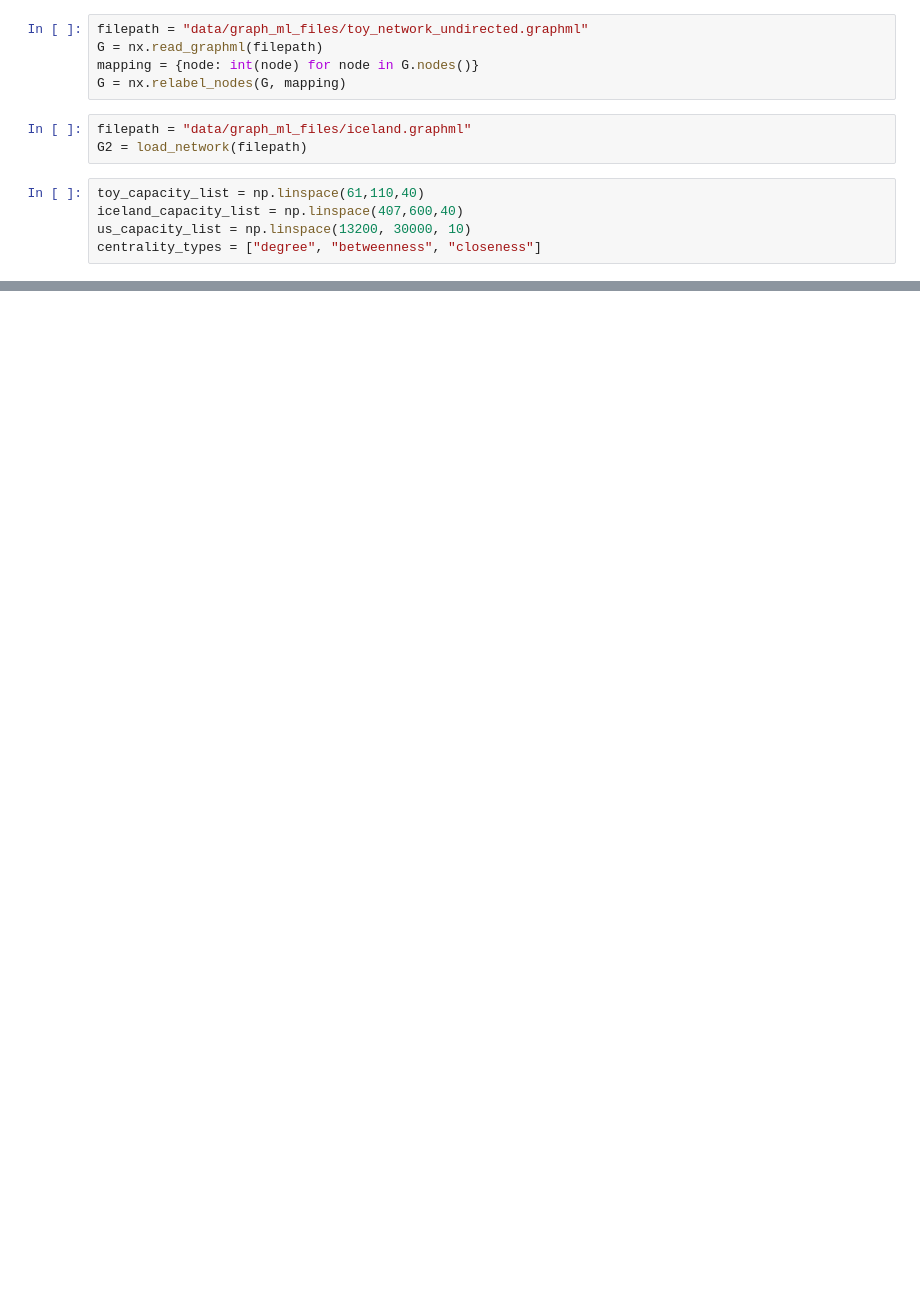
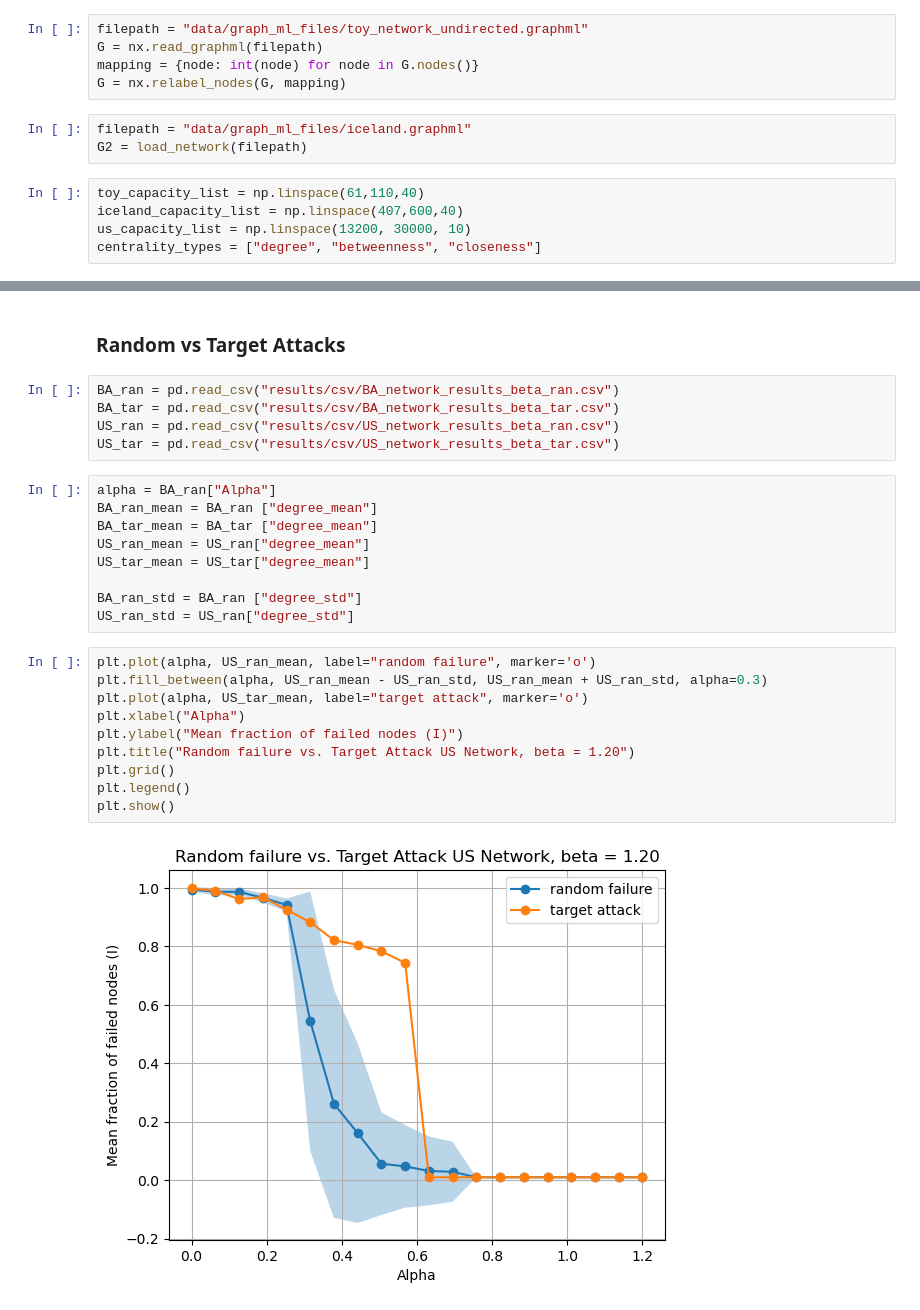
Before and after one commit to AymanStitou/ComplexSystemProject, a Jupyter notebook: prevention_mechanism_analysis.ipynb, the cells around one changed output, grey strips where cells are left out. Cells and saved outputs as stored; diff of their text form; blank space fills up the shorter version.

```diff
--- a/prevention_mechanism_analysis.ipynb
+++ b/prevention_mechanism_analysis.ipynb
@@ -158,0 +88,28 @@ Results saved to iceland_capacity_target.csv
+# %% [markdown]
+### Random vs Target Attacks
+# %%
+BA_ran = pd.read_csv("results/csv/BA_network_results_beta_ran.csv")
+BA_tar = pd.read_csv("results/csv/BA_network_results_beta_tar.csv")
+US_ran = pd.read_csv("results/csv/US_network_results_beta_ran.csv")
+US_tar = pd.read_csv("results/csv/US_network_results_beta_tar.csv")
+# %%
+alpha = BA_ran["Alpha"]
+BA_ran_mean = BA_ran ["degree_mean"]
+BA_tar_mean = BA_tar ["degree_mean"]
+US_ran_mean = US_ran["degree_mean"]
+US_tar_mean = US_tar["degree_mean"]
+
+BA_ran_std = BA_ran ["degree_std"]
+US_ran_std = US_ran["degree_std"]
+# %%
+plt.plot(alpha, US_ran_mean, label="random failure", marker='o')
+plt.fill_between(alpha, US_ran_mean - US_ran_std, US_ran_mean + US_ran_std, alpha=0.3)
+plt.plot(alpha, US_tar_mean, label="target attack", marker='o')
+plt.xlabel("Alpha")
+plt.ylabel("Mean fraction of failed nodes (I)")
+plt.title("Random failure vs. Target Attack US Network, beta = 1.20")
+plt.grid()
+plt.legend()
+plt.show()
+# %% [output]
+[figure, added]
```
Also changed, not shown: parts of 12 cells of this notebook, 10 other files.
